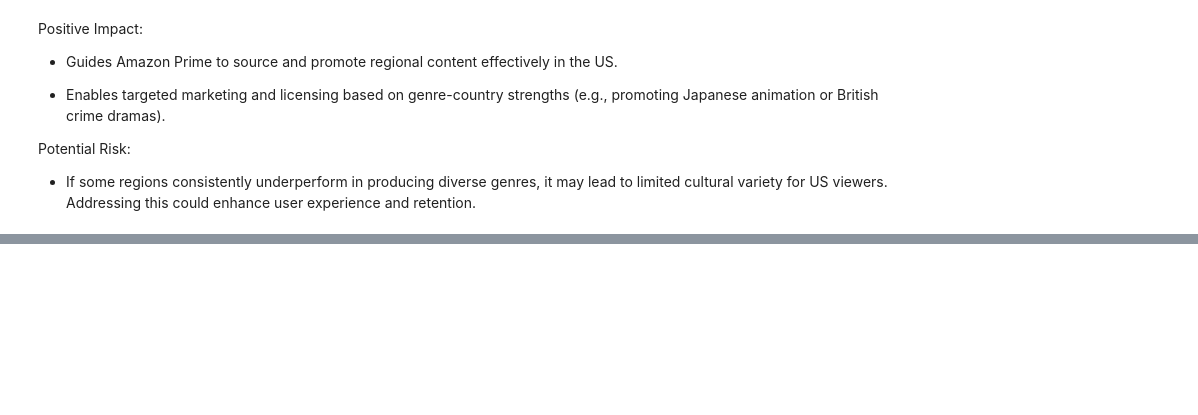
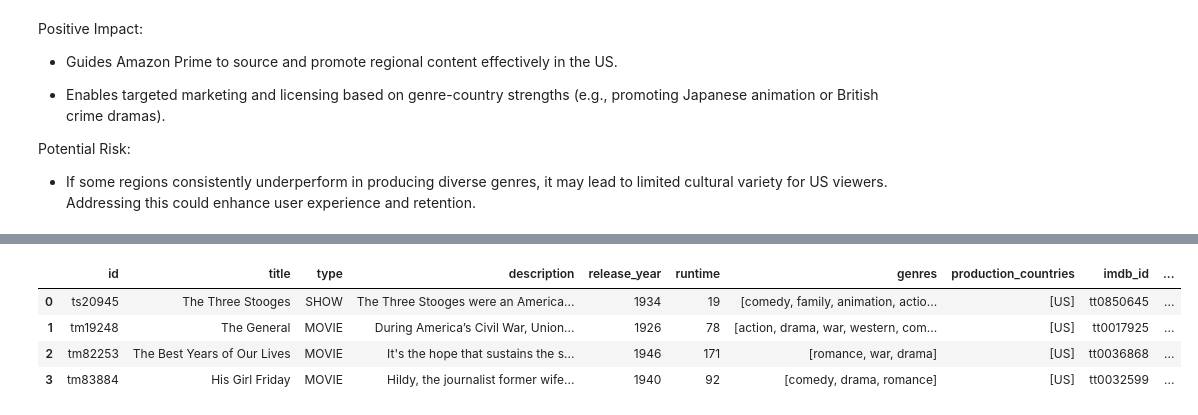
Before and after one commit to manojDOX/Amazon-EDA-Report, a Jupyter notebook: EDA_of_Amazon_Prime_Movies_&_TV_Shows.ipynb, the cells around one changed output, grey strips where cells are left out. Cells and saved outputs as stored; diff of their text form; code cells hidden in the pictures; blank space fills up the shorter version.

```diff
--- a/EDA_of_Amazon_Prime_Movies_&_TV_Shows.ipynb
+++ b/EDA_of_Amazon_Prime_Movies_&_TV_Shows.ipynb
@@ -1002,0 +1006,2 @@ Potential Risk:
+# %%
+df_titles_copy = data_titles.copy()
@@ -1002,0 +1034,11 @@ Potential Risk:
+# %%
+# merge
+df_titles_credits = pd.merge(df_titles_copy, role_group, on='id', how='left')
+
+df_titles_credits.head(4)
+# %% [output]
+|  | id | title | type | description | release_year | runtime | genres | production_countries | imdb_id | ... |
+| 0 | ts20945 | The Three Stooges | SHOW | The Three Stooges were an America... | 1934 | 19 | [comedy, family, animation, actio... | [US] | tt0850645 | ... |
+| 1 | tm19248 | The General | MOVIE | During America’s Civil War, Union... | 1926 | 78 | [action, drama, war, western, com... | [US] | tt0017925 | ... |
+| 2 | tm82253 | The Best Years of Our Lives | MOVIE | It's the hope that sustains the s... | 1946 | 171 | [romance, war, drama] | [US] | tt0036868 | ... |
+| 3 | tm83884 | His Girl Friday | MOVIE | Hildy, the journalist former wife... | 1940 | 92 | [comedy, drama, romance] | [US] | tt0032599 | ... |
```
Also changed, not shown: parts of 21 cells of this notebook.
